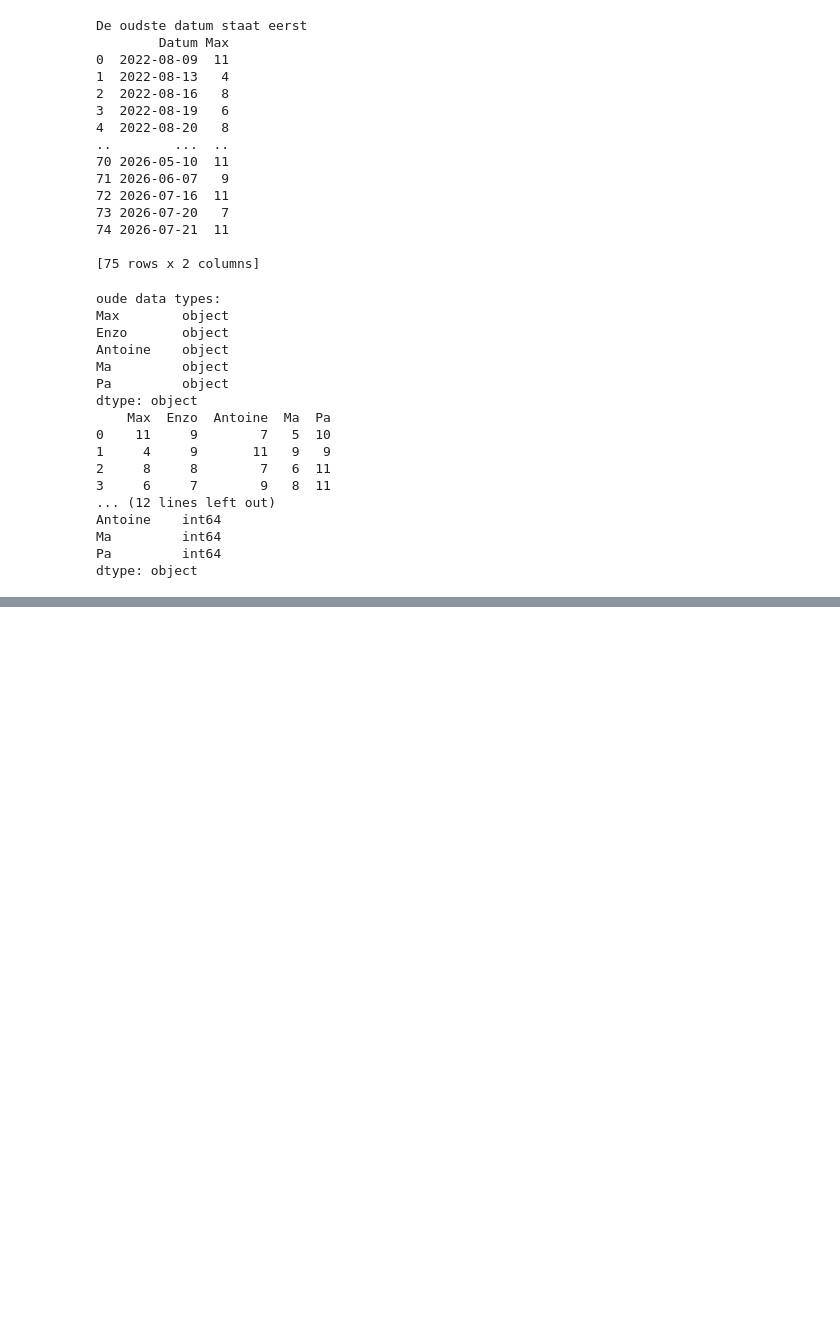
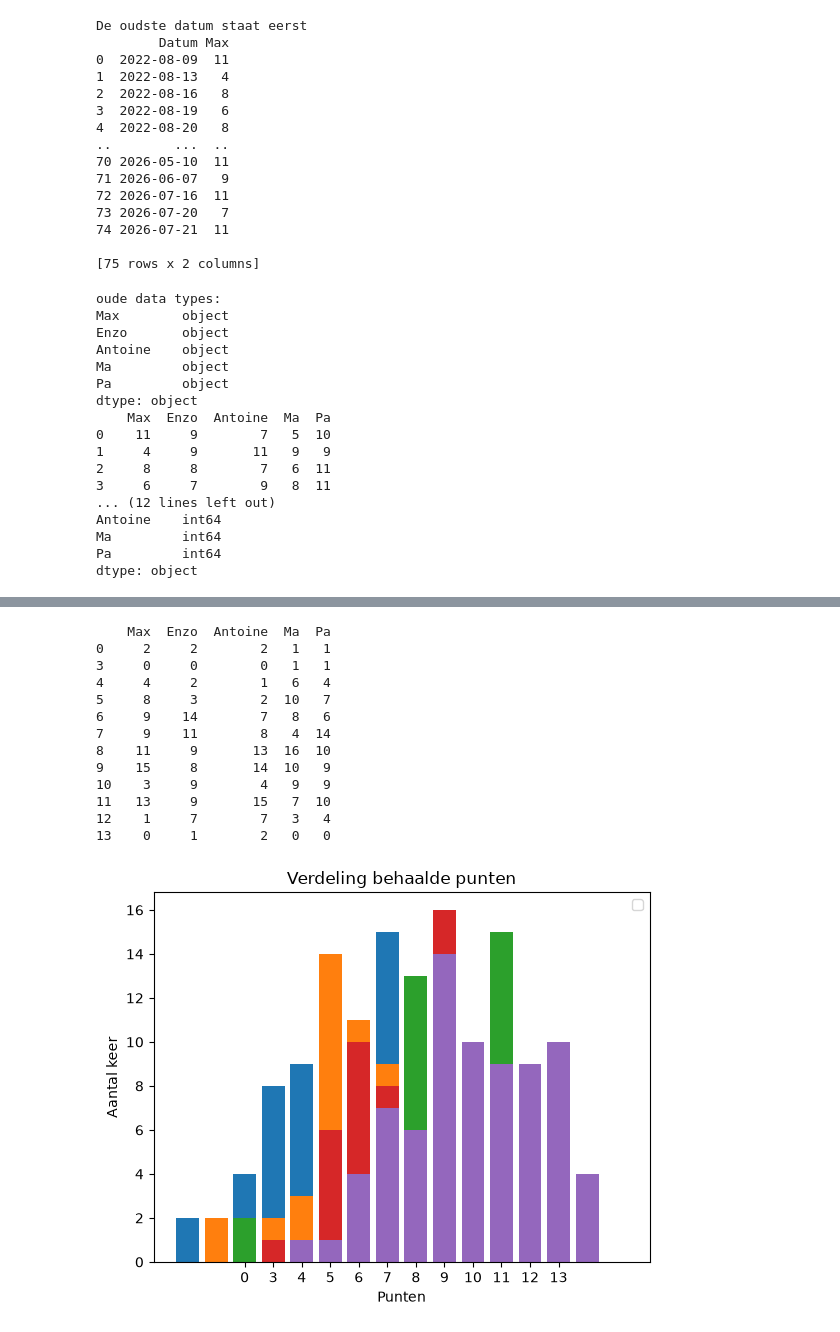
Before and after one commit to BroederZ/WebsiteCatan, a Jupyter notebook: Data/Test_Code.ipynb, the cells around one changed output, grey strips where cells are left out. Saved outputs shown, nothing was run; the diff lists cells and outputs as text; code cells hidden in the pictures; blank space fills up the shorter version.

```diff
--- a/Data/Test_Code.ipynb
+++ b/Data/Test_Code.ipynb
@@ -147,0 +164,42 @@ Plot saved as Catan_TotaleScores_Alles.png in path: /home/antoine-zijlstra/Coder
+# %%
+#Histogrammen maken iedereen bij elkaar
+players = ["Max", "Enzo", "Antoine", "Ma", "Pa"]
+score_counts = {}
+
+
+for player in players:
+   score_counts[player] = data_x0[player].value_counts().sort_index()
+
+#print(f"score {player}: {score_counts}")
+
+frequency_table = pd.DataFrame(score_counts).fillna(0).astype(int)
+print(frequency_table)
+
+x = np.arange(len(frequency_table))
+width = 1
+
+for i, player in enumerate(players):
+   plt.bar(x + (i *width), frequency_table[player])
+
+
+plt.xlabel("Punten")
+plt.ylabel("Aantal keer")
+plt.title("Verdeling behaalde punten")
+plt.xticks(x + width * 2, frequency_table.index)
+plt.legend()
+plt.show()
+# %% [output]
+    Max  Enzo  Antoine  Ma  Pa
+0     2     2        2   1   1
+3     0     0        0   1   1
+4     4     2        1   6   4
+5     8     3        2  10   7
+6     9    14        7   8   6
+7     9    11        8   4  14
+8    11     9       13  16  10
+9    15     8       14  10   9
+10    3     9        4   9   9
+11   13     9       15   7  10
+12    1     7        7   3   4
+13    0     1        2   0   0
+[figure, added]
```
Also changed, not shown: parts of 7 cells of this notebook, 5 other files.
